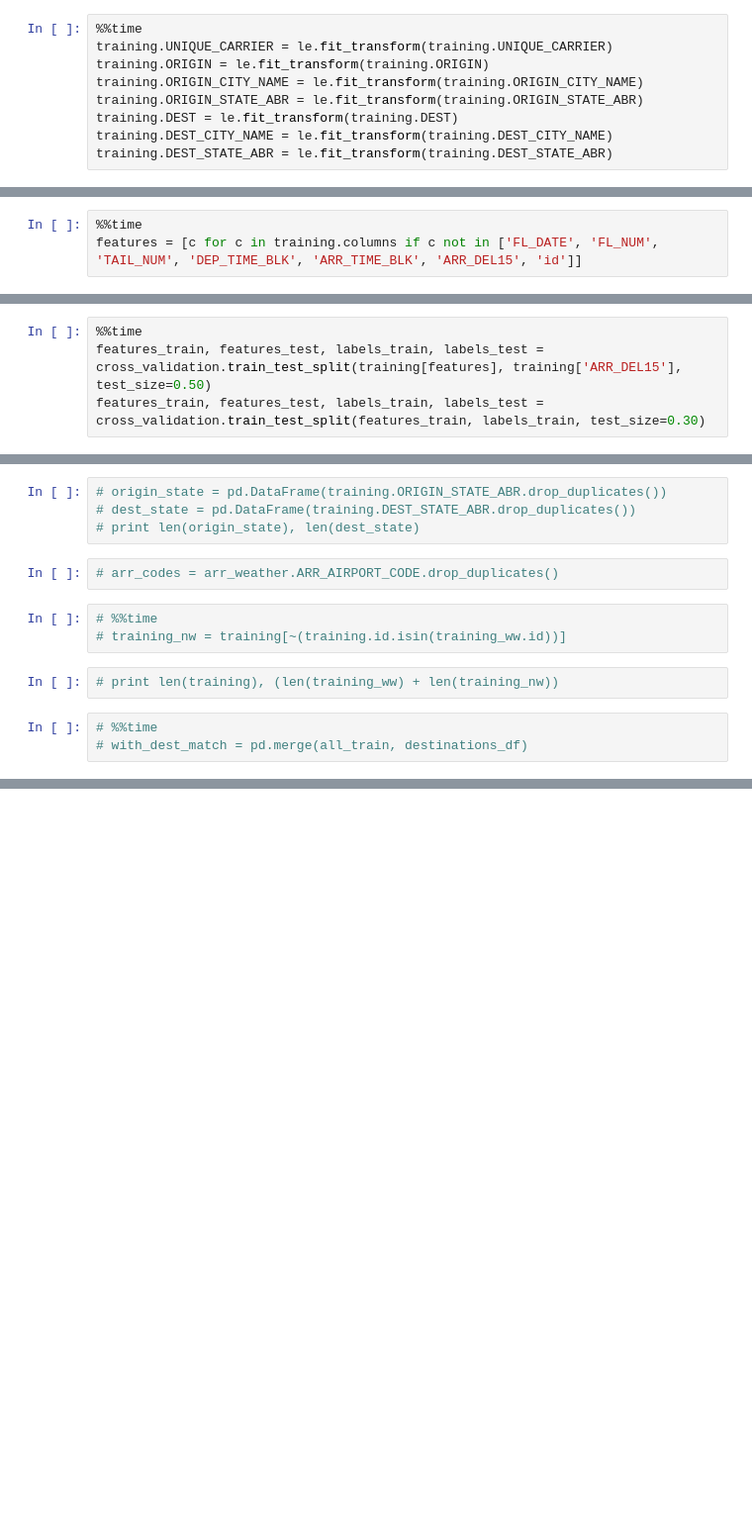
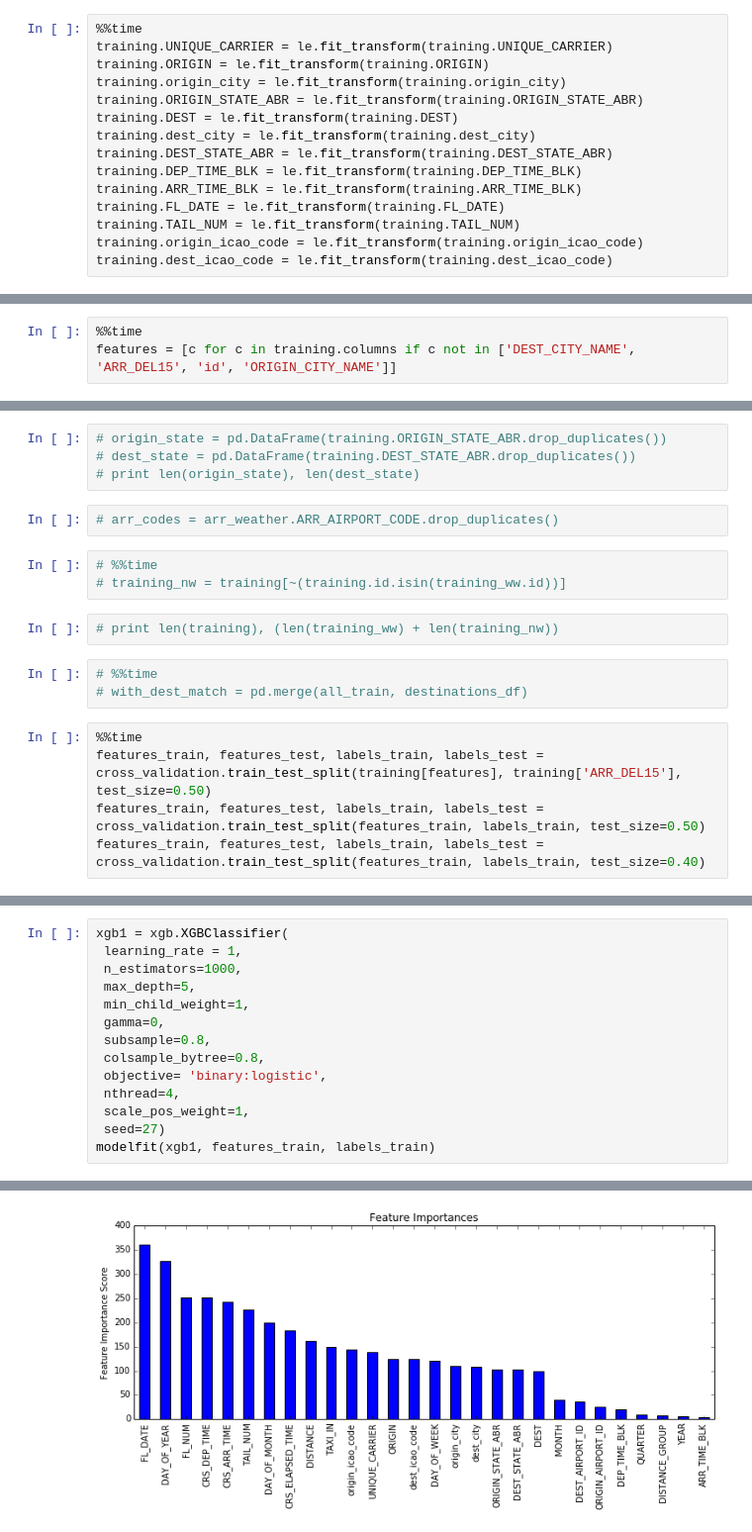
Before and after one commit to yaskyj/datascienceintensive, a Jupyter notebook: capstone/Flight Delays.ipynb, the cells around one changed output, grey strips where cells are left out. Shown: that part at 99% size. Cells and saved outputs as stored; diff of their text form; blank space fills up the shorter version.

```diff
--- a/capstone/Flight Delays.ipynb
+++ b/capstone/Flight Delays.ipynb
@@ -62,9 +68,15 @@ Wall time: 55.4 s
 %%time
 training.UNIQUE_CARRIER = le.fit_transform(training.UNIQUE_CARRIER)
 training.ORIGIN = le.fit_transform(training.ORIGIN)
-training.ORIGIN_CITY_NAME = le.fit_transform(training.ORIGIN_CITY_NAME)
+training.origin_city = le.fit_transform(training.origin_city)
 training.ORIGIN_STATE_ABR = le.fit_transform(training.ORIGIN_STATE_ABR)
 training.DEST = le.fit_transform(training.DEST)
-training.DEST_CITY_NAME = le.fit_transform(training.DEST_CITY_NAME)
+training.dest_city = le.fit_transform(training.dest_city)
 training.DEST_STATE_ABR = le.fit_transform(training.DEST_STATE_ABR)
+training.DEP_TIME_BLK = le.fit_transform(training.DEP_TIME_BLK)
+training.ARR_TIME_BLK = le.fit_transform(training.ARR_TIME_BLK)
+training.FL_DATE = le.fit_transform(training.FL_DATE)
+training.TAIL_NUM = le.fit_transform(training.TAIL_NUM)
+training.origin_icao_code = le.fit_transform(training.origin_icao_code)
+training.dest_icao_code = le.fit_transform(training.dest_icao_code)
 # %% [output]
@@ -73,4 +105,4 @@ Wall time: 48.4 s
 # %%
 %%time
-features = [c for c in training.columns if c not in ['FL_DATE', 'FL_NUM', 'TAIL_NUM', 'DEP_TIME_BLK', 'ARR_TIME_BLK', 'ARR_DEL15', 'id']]
+features = [c for c in training.columns if c not in ['DEST_CITY_NAME', 'ARR_DEL15', 'id', 'ORIGIN_CITY_NAME']]
 # %% [output]
@@ -79,4 +110,0 @@ Wall time: 140 µs
-# %%
-%%time
-features_train, features_test, labels_train, labels_test = cross_validation.train_test_split(training[features], training['ARR_DEL15'], test_size=0.50)
-features_train, features_test, labels_train, labels_test = cross_validation.train_test_split(features_train, labels_train, test_size=0.30)
@@ -201,3 +135,8 @@ test_weather = pd.merge(orig_weather, codes[['gps_code', 'iata_code']], left_on=
 # %%
 # %%time
 # with_dest_match = pd.merge(all_train, destinations_df)
+# %%
+%%time
+features_train, features_test, labels_train, labels_test = cross_validation.train_test_split(training[features], training['ARR_DEL15'], test_size=0.50)
+features_train, features_test, labels_train, labels_test = cross_validation.train_test_split(features_train, labels_train, test_size=0.50)
+features_train, features_test, labels_train, labels_test = cross_validation.train_test_split(features_train, labels_train, test_size=0.40)
@@ -203,0 +176,15 @@ test_weather = pd.merge(orig_weather, codes[['gps_code', 'iata_code']], left_on=
+# %%
+xgb1 = xgb.XGBClassifier(
+ learning_rate = 1,
+ n_estimators=1000,
+ max_depth=5,
+ min_child_weight=1,
+ gamma=0,
+ subsample=0.8,
+ colsample_bytree=0.8,
+ objective= 'binary:logistic',
+ nthread=4,
+ scale_pos_weight=1,
+ seed=27)
+modelfit(xgb1, features_train, labels_train)
+# %% [output]
@@ -203,0 +196 @@ test_weather = pd.merge(orig_weather, codes[['gps_code', 'iata_code']], left_on=
+[figure, added]
```
Also changed, not shown: parts of 48 cells of this notebook.
